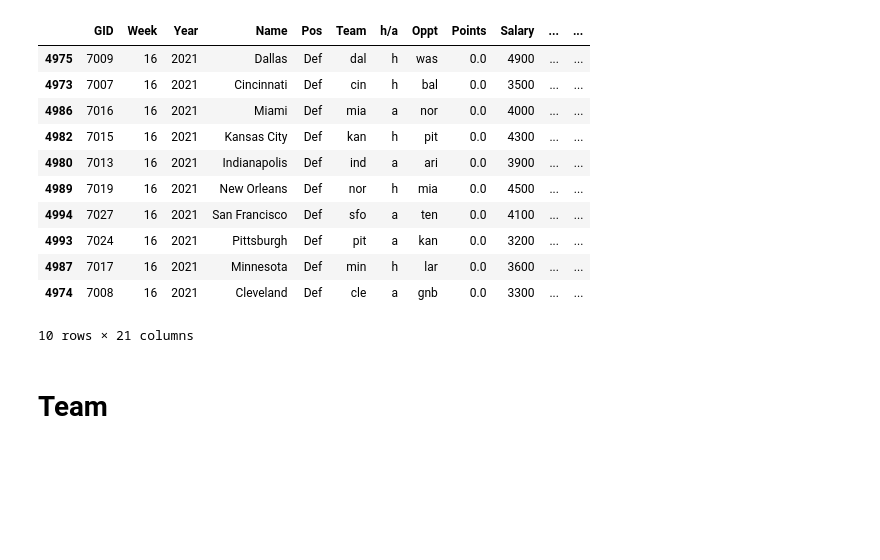
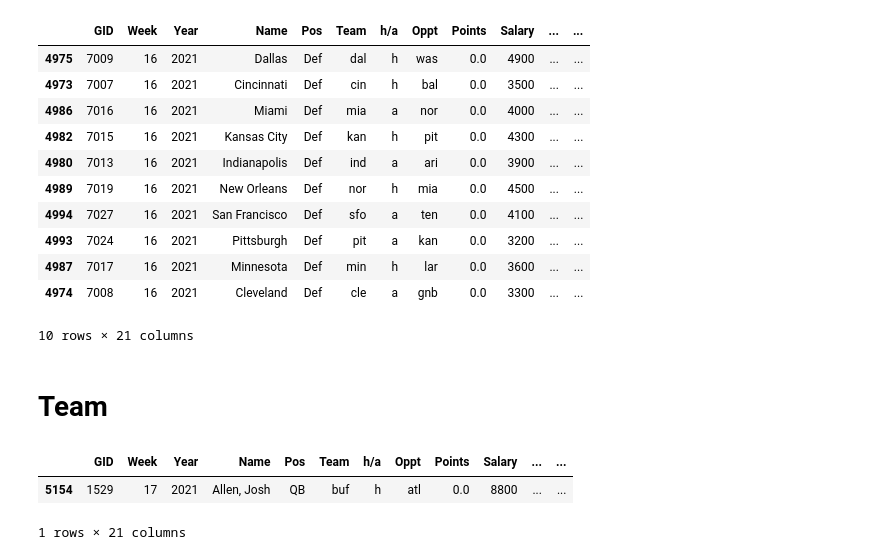
Before and after one commit to ahs8w/model_football, a Jupyter notebook: FF21_Scoring_Projections.ipynb, the cells around one changed output. Saved outputs shown, nothing was run; the diff lists cells and outputs as text; code cells hidden in the pictures; blank space fills up the shorter version.

Commit message:
week 17

```diff
--- a/FF21_Scoring_Projections.ipynb
+++ b/FF21_Scoring_Projections.ipynb
@@ -780,6 +780,12 @@ class PulpSelection():
         selections = [self.players[p] for p in self.model.variables() if p.varValue > 0]
         team = self.df[self.df.Name.isin(selections)]
         return team
+# %%
+this_week_df[this_week_df.Name=='Allen, Josh']
+# %% [output]
+|  | GID | Week | Year | Name | Pos | Team | h/a | Oppt | Points | Salary | ... | ... |
+| 5154 | 1529 | 17 | 2021 | Allen, Josh | QB | buf | h | atl | 0.0 | 8800 | ... | ... |
+1 rows × 21 columns
 # %%
 pts_col = 'Pts Adjusted'
 team = PulpSelection(this_week_df, pts_col=pts_col).selection
```
Also changed, not shown: parts of 10 cells of this notebook, 4 other files.
